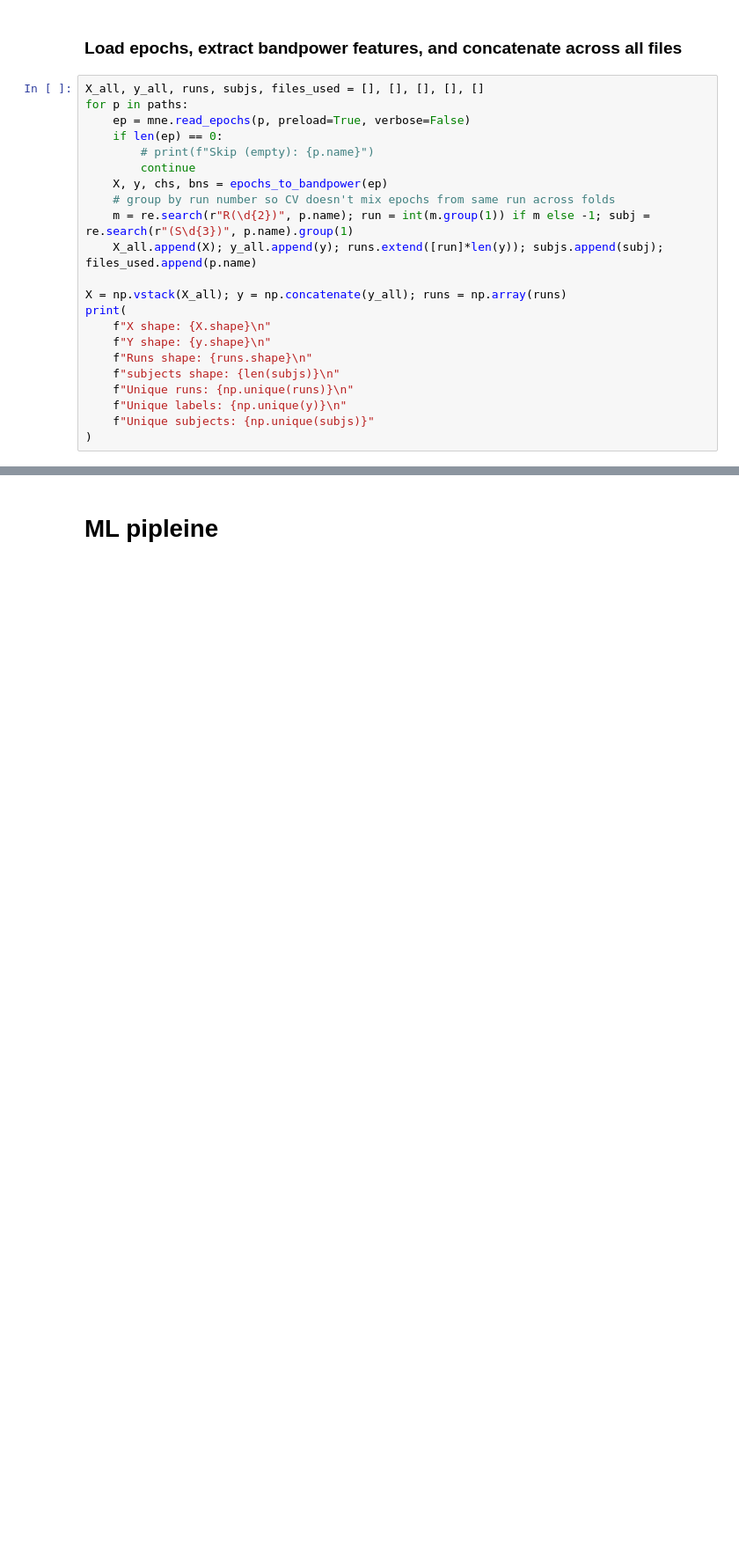
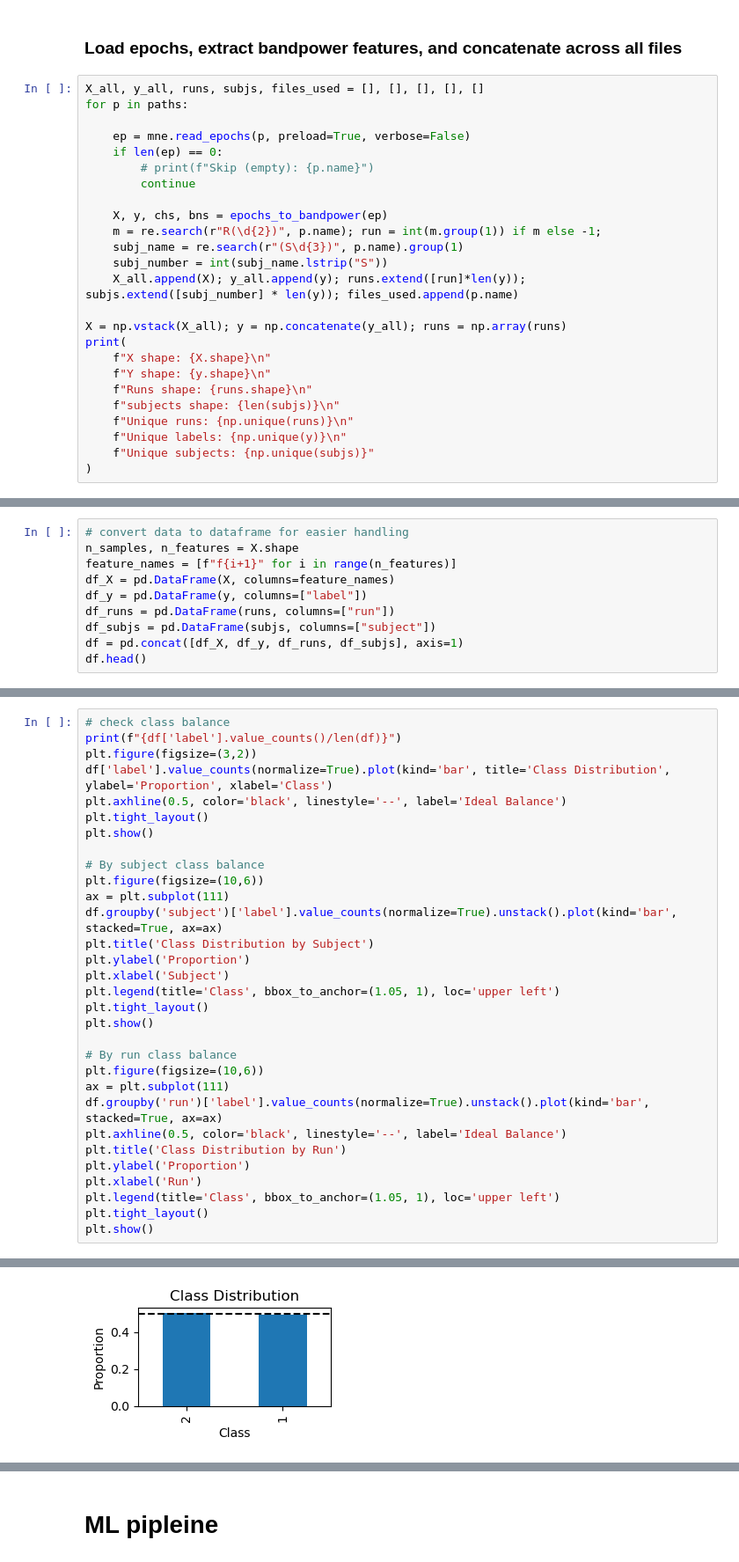
Before and after one commit to sumachinta/Motor-Imagery-EEG-Classifier, a Jupyter notebook: notebooks/03_bandpower_baseline.ipynb, the cells around one changed output, grey strips where cells are left out. Shown at 88% size. Drawn from its saved outputs; the diff is of its cells as text; blank space fills up the shorter version.

Commit message:
added data exploration section

```diff
--- a/notebooks/03_bandpower_baseline.ipynb
+++ b/notebooks/03_bandpower_baseline.ipynb
@@ -41,14 +41,17 @@ Files: 318
 # %%
 X_all, y_all, runs, subjs, files_used = [], [], [], [], []
 for p in paths:
+
     ep = mne.read_epochs(p, preload=True, verbose=False)
     if len(ep) == 0:
         # print(f"Skip (empty): {p.name}")
         continue
+
     X, y, chs, bns = epochs_to_bandpower(ep)
-    # group by run number so CV doesn't mix epochs from same run across folds
-    m = re.search(r"R(\d{2})", p.name); run = int(m.group(1)) if m else -1; subj = re.search(r"(S\d{3})", p.name).group(1)
-    X_all.append(X); y_all.append(y); runs.extend([run]*len(y)); subjs.append(subj); files_used.append(p.name)
+    m = re.search(r"R(\d{2})", p.name); run = int(m.group(1)) if m else -1;
+    subj_name = re.search(r"(S\d{3})", p.name).group(1)
+    subj_number = int(subj_name.lstrip("S"))
+    X_all.append(X); y_all.append(y); runs.extend([run]*len(y)); subjs.extend([subj_number] * len(y)); files_used.append(p.name)
 
 X = np.vstack(X_all); y = np.concatenate(y_all); runs = np.array(runs)
 print(
@@ -75,0 +79,10 @@ Unique subjects: ['S001' 'S002' 'S004' 'S006' 'S007' 'S008' 'S010' 'S011' 'S012'
+# %%
+# convert data to dataframe for easier handling
+n_samples, n_features = X.shape
+feature_names = [f"f{i+1}" for i in range(n_features)]
+df_X = pd.DataFrame(X, columns=feature_names)
+df_y = pd.DataFrame(y, columns=["label"])
+df_runs = pd.DataFrame(runs, columns=["run"])
+df_subjs = pd.DataFrame(subjs, columns=["subject"])
+df = pd.concat([df_X, df_y, df_runs, df_subjs], axis=1)
+df.head()
@@ -75,0 +99,32 @@ Unique subjects: ['S001' 'S002' 'S004' 'S006' 'S007' 'S008' 'S010' 'S011' 'S012'
+# %%
+# check class balance
+print(f"{df['label'].value_counts()/len(df)}")
+plt.figure(figsize=(3,2))
+df['label'].value_counts(normalize=True).plot(kind='bar', title='Class Distribution', ylabel='Proportion', xlabel='Class')
+plt.axhline(0.5, color='black', linestyle='--', label='Ideal Balance')
+plt.tight_layout()
+plt.show()
+
+# By subject class balance
+plt.figure(figsize=(10,6))
+ax = plt.subplot(111)
+df.groupby('subject')['label'].value_counts(normalize=True).unstack().plot(kind='bar', stacked=True, ax=ax)
+plt.title('Class Distribution by Subject')
+plt.ylabel('Proportion')
+plt.xlabel('Subject')
+plt.legend(title='Class', bbox_to_anchor=(1.05, 1), loc='upper left')
+plt.tight_layout()
+plt.show()
+
+# By run class balance
+plt.figure(figsize=(10,6))
+ax = plt.subplot(111)
+df.groupby('run')['label'].value_counts(normalize=True).unstack().plot(kind='bar', stacked=True, ax=ax)
+plt.axhline(0.5, color='black', linestyle='--', label='Ideal Balance')
+plt.title('Class Distribution by Run')
+plt.ylabel('Proportion')
+plt.xlabel('Run')
+plt.legend(title='Class', bbox_to_anchor=(1.05, 1), loc='upper left')
+plt.tight_layout()
+plt.show()
+# %% [output]
@@ -75,0 +135 @@ Unique subjects: ['S001' 'S002' 'S004' 'S006' 'S007' 'S008' 'S010' 'S011' 'S012'
+[figure, added]
```
Also changed, not shown: parts of 18 cells of this notebook.
